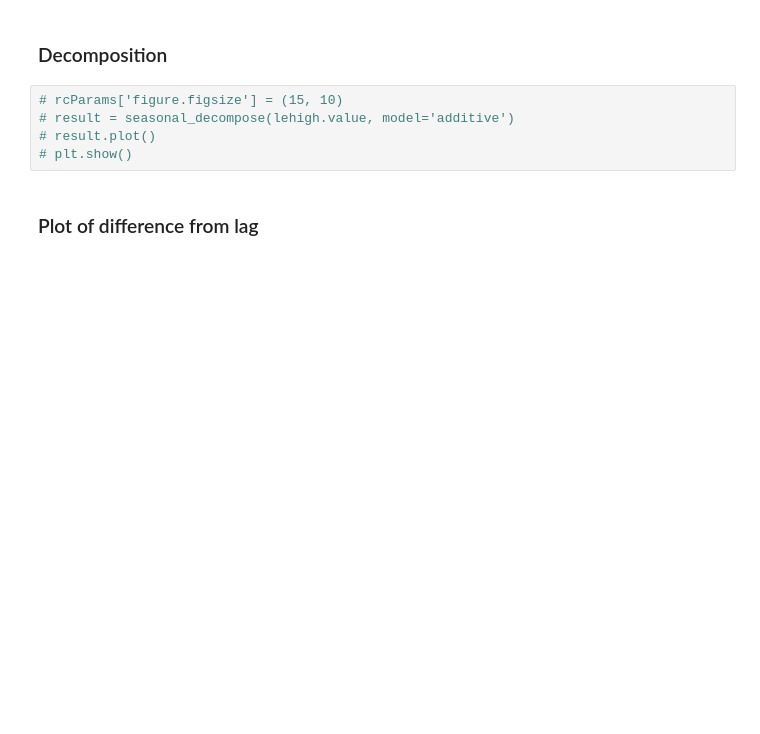
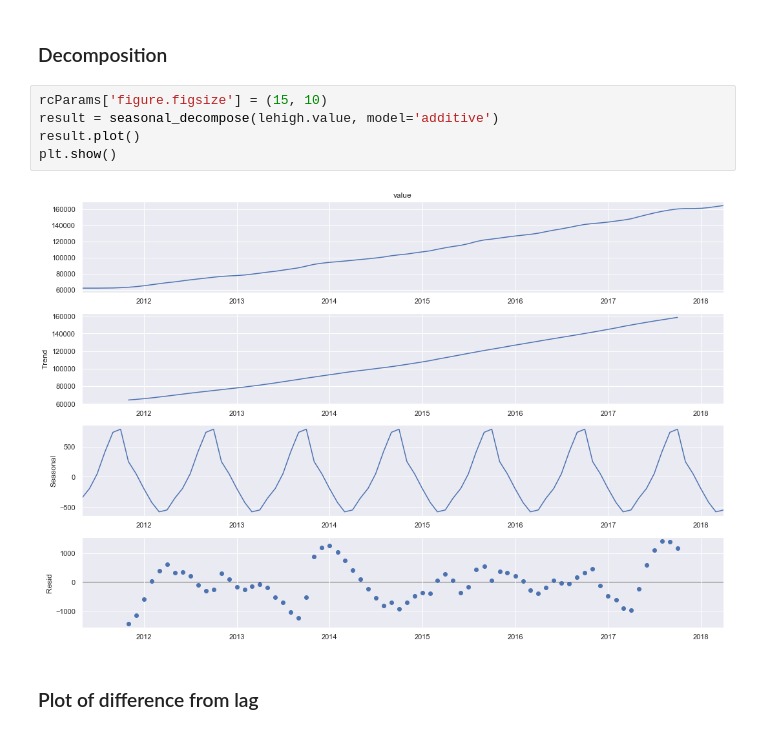
Before and after one commit to Joe-Bit-lab/mod4, a Jupyter notebook: Step4_Reckoning/Step4a_Lehigh_Acres_FL_33974.ipynb, the cells around one changed output. Saved outputs shown, nothing was run; the diff lists cells and outputs as text; blank space fills up the shorter version.

```diff
--- a/Step4_Reckoning/Step4a_Lehigh_Acres_FL_33974.ipynb
+++ b/Step4_Reckoning/Step4a_Lehigh_Acres_FL_33974.ipynb
@@ -95,10 +95,12 @@ plot_zip(df, zipcode, start, end)
 # %% [markdown]
 ### Decomposition
 # %%
-# rcParams['figure.figsize'] = (15, 10)
-# result = seasonal_decompose(lehigh.value, model='additive')
-# result.plot()
-# plt.show()
+rcParams['figure.figsize'] = (15, 10)
+result = seasonal_decompose(lehigh.value, model='additive')
+result.plot()
+plt.show()
+# %% [output]
+[figure, added]
 # %% [markdown]
 ### Plot of difference from lag
 # %%
```
Also changed, not shown: parts of 21 cells of this notebook, 2 other files.
